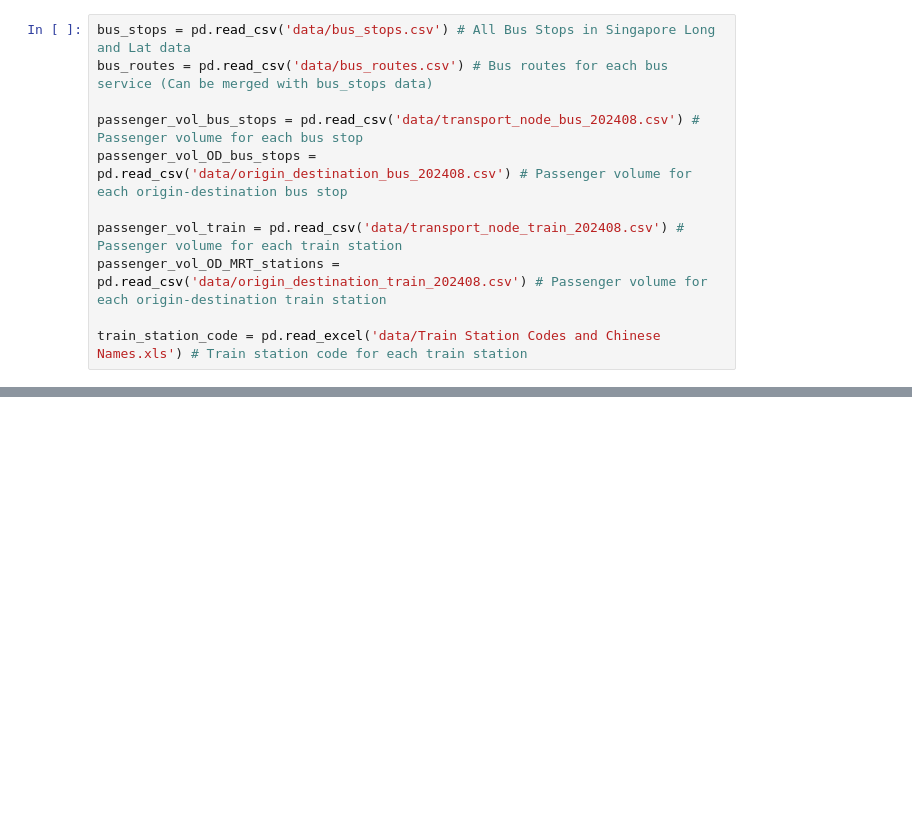
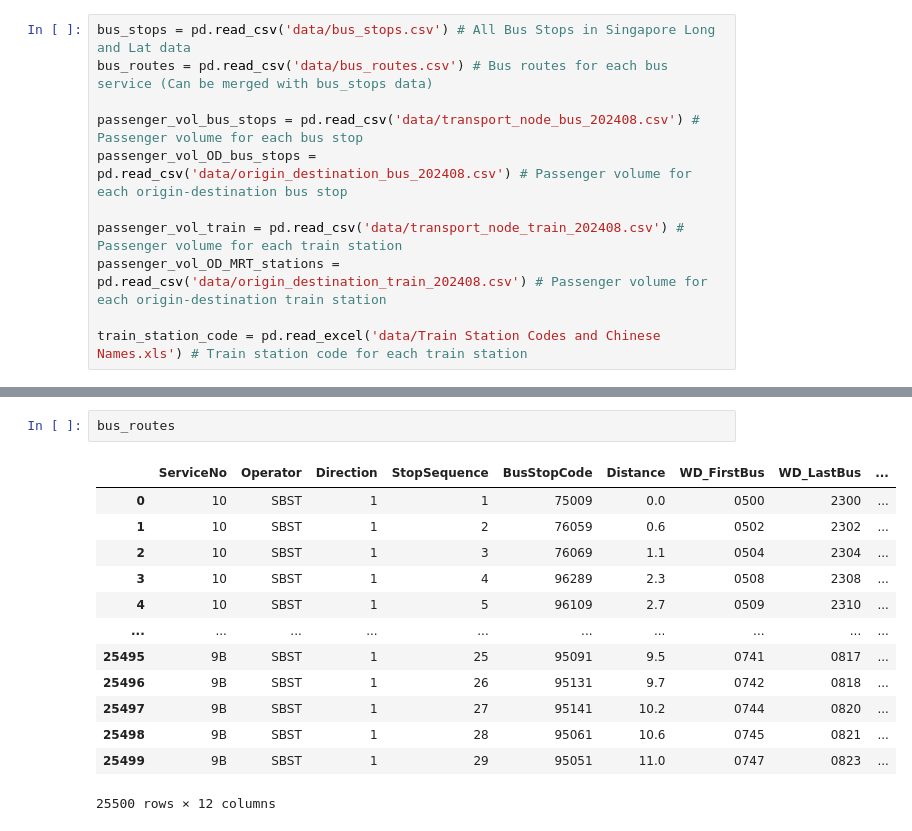
Before and after one commit to brandono7/DSA4264_Geospatial, a Jupyter notebook: Data Prepocessing.ipynb, the cells around one changed output, grey strips where cells are left out. Saved outputs shown, nothing was run; the diff lists cells and outputs as text; blank space fills up the shorter version.

```diff
--- a/Data Prepocessing.ipynb
+++ b/Data Prepocessing.ipynb
@@ -238,0 +255,16 @@ train_station_code = pd.read_excel('data/Train Station Codes and Chinese Names.x
+# %%
+bus_routes
+# %% [output]
+|  | ServiceNo | Operator | Direction | StopSequence | BusStopCode | Distance | WD_FirstBus | WD_LastBus | ... |
+| 0 | 10 | SBST | 1 | 1 | 75009 | 0.0 | 0500 | 2300 | ... |
+| 1 | 10 | SBST | 1 | 2 | 76059 | 0.6 | 0502 | 2302 | ... |
+| 2 | 10 | SBST | 1 | 3 | 76069 | 1.1 | 0504 | 2304 | ... |
+| 3 | 10 | SBST | 1 | 4 | 96289 | 2.3 | 0508 | 2308 | ... |
+| 4 | 10 | SBST | 1 | 5 | 96109 | 2.7 | 0509 | 2310 | ... |
+| ... | ... | ... | ... | ... | ... | ... | ... | ... | ... |
+| 25495 | 9B | SBST | 1 | 25 | 95091 | 9.5 | 0741 | 0817 | ... |
+| 25496 | 9B | SBST | 1 | 26 | 95131 | 9.7 | 0742 | 0818 | ... |
+| 25497 | 9B | SBST | 1 | 27 | 95141 | 10.2 | 0744 | 0820 | ... |
+| 25498 | 9B | SBST | 1 | 28 | 95061 | 10.6 | 0745 | 0821 | ... |
+| 25499 | 9B | SBST | 1 | 29 | 95051 | 11.0 | 0747 | 0823 | ... |
+25500 rows × 12 columns
```
Also changed, not shown: parts of 6 cells of this notebook.
